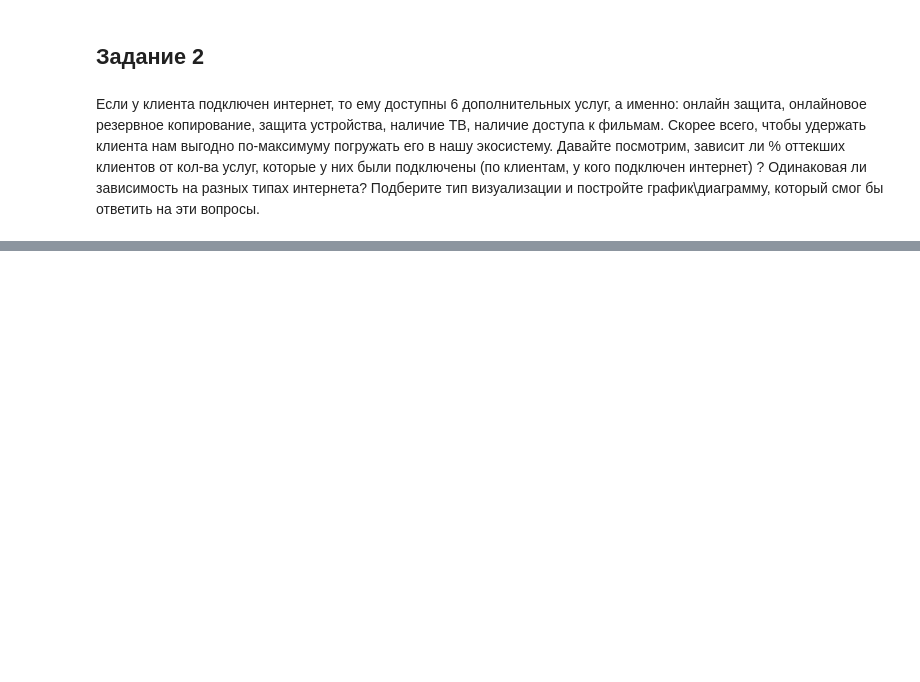
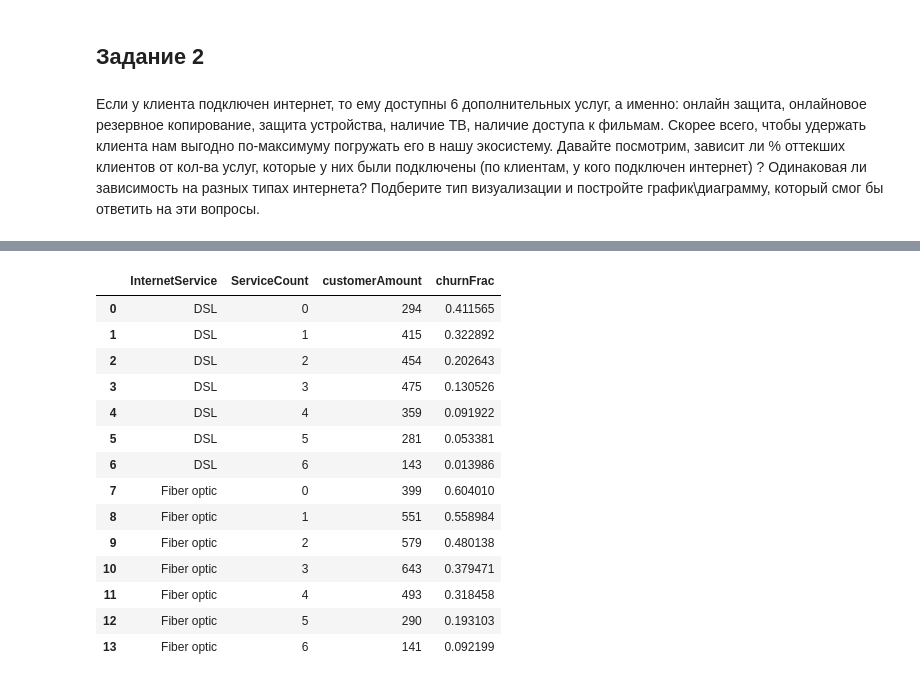
Before and after one commit to Mentaltired/t-bank_da_base_course, a Jupyter notebook: Домашнее задание 'Визуализация'.ipynb, the cells around one changed output, grey strips where cells are left out. Cells and saved outputs as stored; diff of their text form; code cells hidden in the pictures; blank space fills up the shorter version.

```diff
--- a/Домашнее задание 'Визуализация'.ipynb
+++ b/Домашнее задание 'Визуализация'.ipynb
@@ -19,0 +82,20 @@ df['TotalCharges'] = pd.to_numeric(df['TotalCharges'],errors='coerce')
+# %%
+df_temp = df[df['InternetService'] != 'No'].groupby(['InternetService', 'ServiceCount']).agg({'customerID': 'nunique', 'Churn': 'mean'}).reset_index()
+df_temp.columns = ['InternetService', 'ServiceCount', 'customerAmount', 'churnFrac']
+df_temp
+# %% [output]
+|  | InternetService | ServiceCount | customerAmount | churnFrac |
+| 0 | DSL | 0 | 294 | 0.411565 |
+| 1 | DSL | 1 | 415 | 0.322892 |
+| 2 | DSL | 2 | 454 | 0.202643 |
+| 3 | DSL | 3 | 475 | 0.130526 |
+| 4 | DSL | 4 | 359 | 0.091922 |
+| 5 | DSL | 5 | 281 | 0.053381 |
+| 6 | DSL | 6 | 143 | 0.013986 |
+| 7 | Fiber optic | 0 | 399 | 0.604010 |
+| 8 | Fiber optic | 1 | 551 | 0.558984 |
+| 9 | Fiber optic | 2 | 579 | 0.480138 |
+| 10 | Fiber optic | 3 | 643 | 0.379471 |
+| 11 | Fiber optic | 4 | 493 | 0.318458 |
+| 12 | Fiber optic | 5 | 290 | 0.193103 |
+| 13 | Fiber optic | 6 | 141 | 0.092199 |
```
Also changed, not shown: parts of 8 cells of this notebook.
